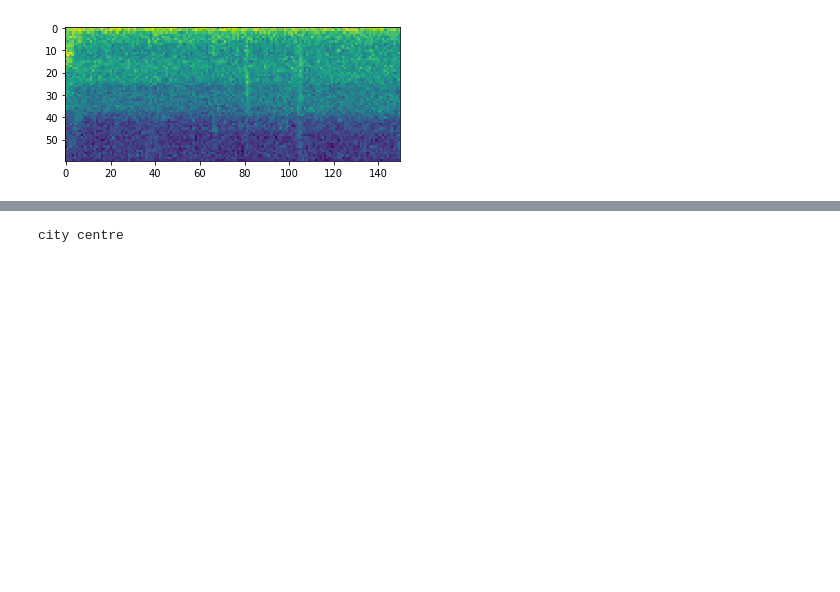
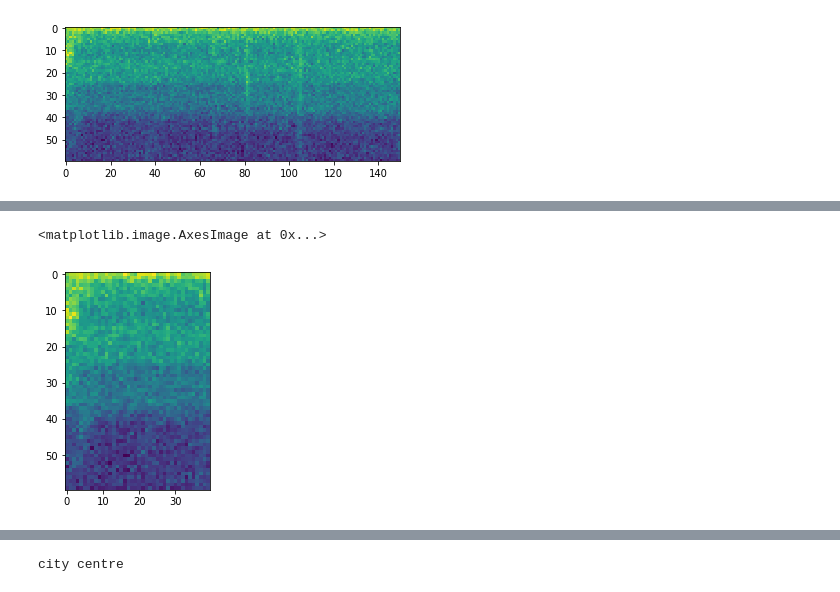
Before and after one commit to tomstark99/COMSM0045, a Jupyter notebook: coursework/VisualiseSpec.ipynb, the cells around one changed output, grey strips where cells are left out. Drawn from its saved outputs; the diff is of its cells as text; code cells hidden in the pictures; blank space fills up the shorter version.

```diff
--- a/coursework/VisualiseSpec.ipynb
+++ b/coursework/VisualiseSpec.ipynb
@@ -75,0 +86,5 @@ beach
+# %%
+plt.imshow(new.numpy())
+# %% [output]
+<matplotlib.image.AxesImage at 0x...>
+[figure, added]
```
Also changed, not shown: parts of 6 cells of this notebook, 1 other file.
